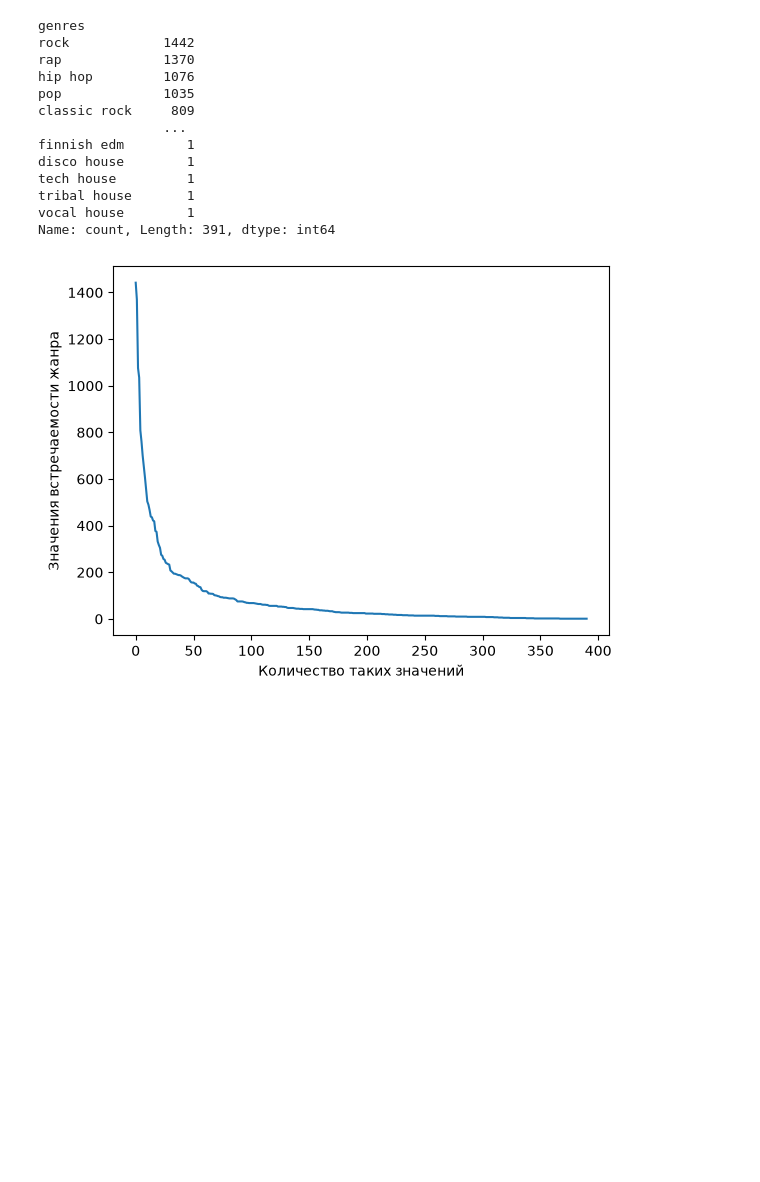
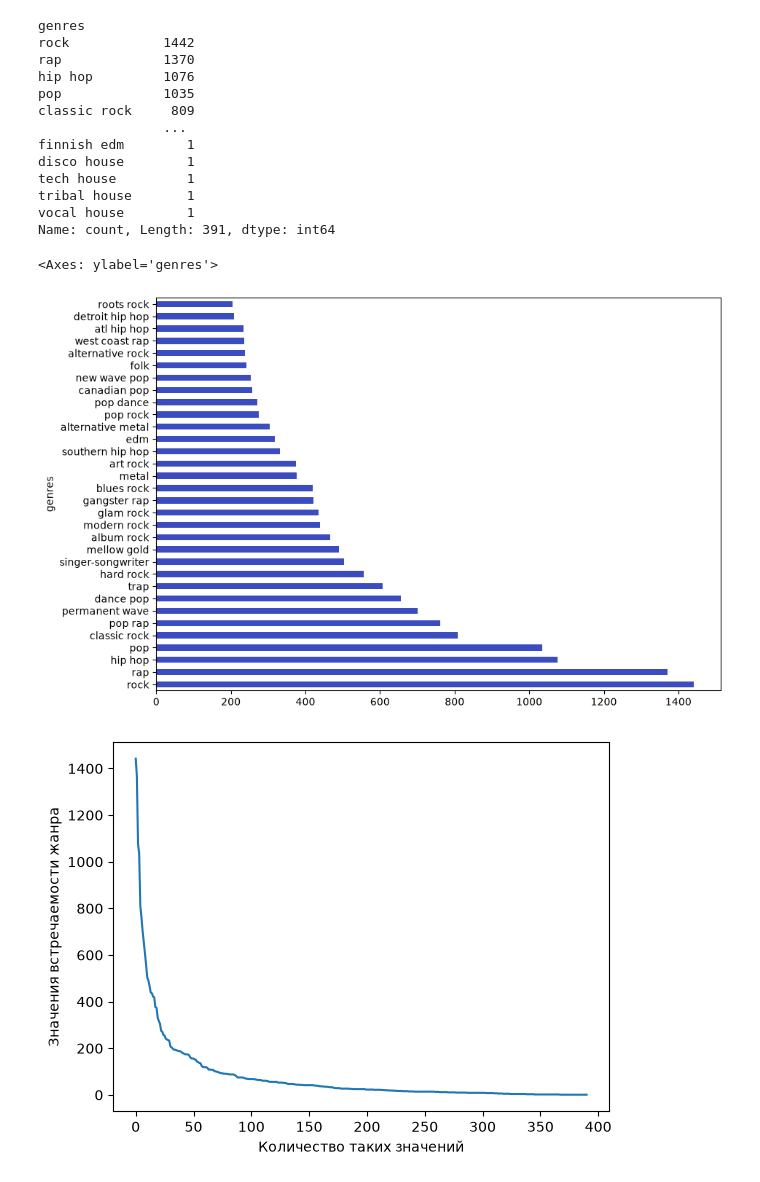
Before and after one commit to PieceOfBulka/gp5, a Jupyter notebook: dataset_forming/kaggle_dataset_eda.ipynb, the cells around one changed output. Cells and saved outputs as stored; diff of their text form; code cells hidden in the pictures; blank space fills up the shorter version.

```diff
--- a/dataset_forming/kaggle_dataset_eda.ipynb
+++ b/dataset_forming/kaggle_dataset_eda.ipynb
@@ -256,6 +256,12 @@ tech house         1
 tribal house       1
 vocal house        1
 Name: count, Length: 391, dtype: int64
+# %%
+plt.figure(figsize=(10,7))
+genres_counts[genres_counts>200].plot(kind='barh',colormap='coolwarm')
+# %% [output]
+<Axes: ylabel='genres'>
+[figure, added]
 # %%
 plt.plot(genres_counts.values)
 plt.xlabel('Количество таких значений')
```
Also changed, not shown: parts of 26 cells of this notebook, 3 other files.
